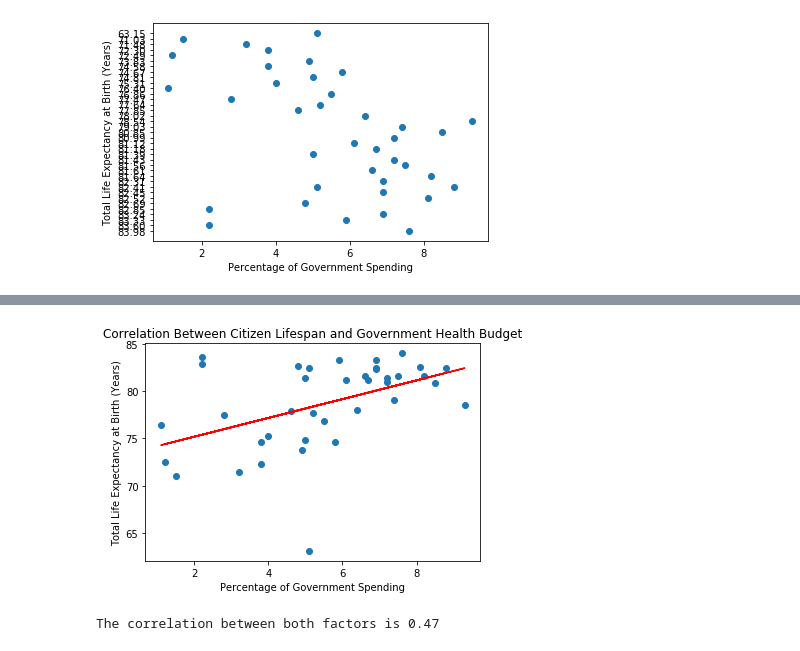
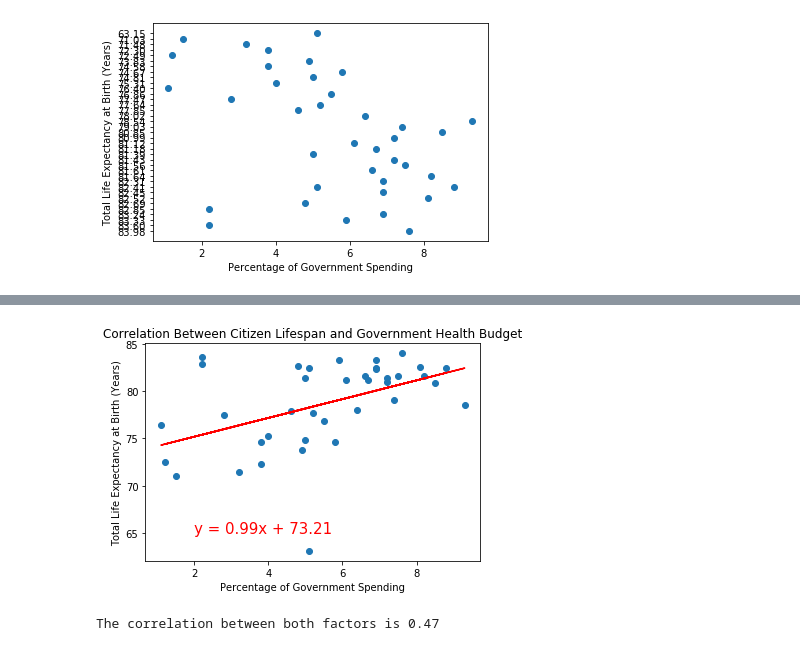
Before and after one commit to brettkfuller/govspending_project1_team5, a Jupyter notebook: project1_team5_template_brett.ipynb, the cells around one changed output, grey strips where cells are left out. Cells and saved outputs as stored; diff of their text form; code cells hidden in the pictures.

```diff
--- a/project1_team5_template_brett.ipynb
+++ b/project1_team5_template_brett.ipynb
@@ -307,17 +325,19 @@ Name: Expenditure on health, dtype: float64
 # %%
 x_values = reducedhealth_df['Expenditure on health']
 y_values = reducedhealth_df['2016'].astype(float)
 (slope, intercept, rvalue, pvalue, stderr) = linregress(x_values, y_values)
 regress_values = x_values * slope + intercept
+line_eq = f"y = {round(slope, 2)}x + {round(intercept,2)}"
 plt.scatter(x_values,y_values)
 plt.plot(x_values,regress_values,"r-")
-# plt.annotate("Hello", (6, 10), fontsize=15,color="red")
+plt.annotate(line_eq, (2, 65), fontsize=15,color="red")
 plt.xlabel('Percentage of Government Spending')
 plt.ylabel('Total Life Expectancy at Birth (Years)')
 plt.title('Correlation Between Citizen Lifespan and Government Health Budget')
+plt.savefig("Health.png")
 plt.show()
 # %% [output]
-[figure, old version]
+[figure, new version]
 # %%
 yearslived = np.longdouble(reducedhealth_df.iloc[:,1])
 moneyspent = np.longdouble(reducedhealth_df.iloc[:,2])
```
Also changed, not shown: parts of 5 cells of this notebook, 3 other files.
